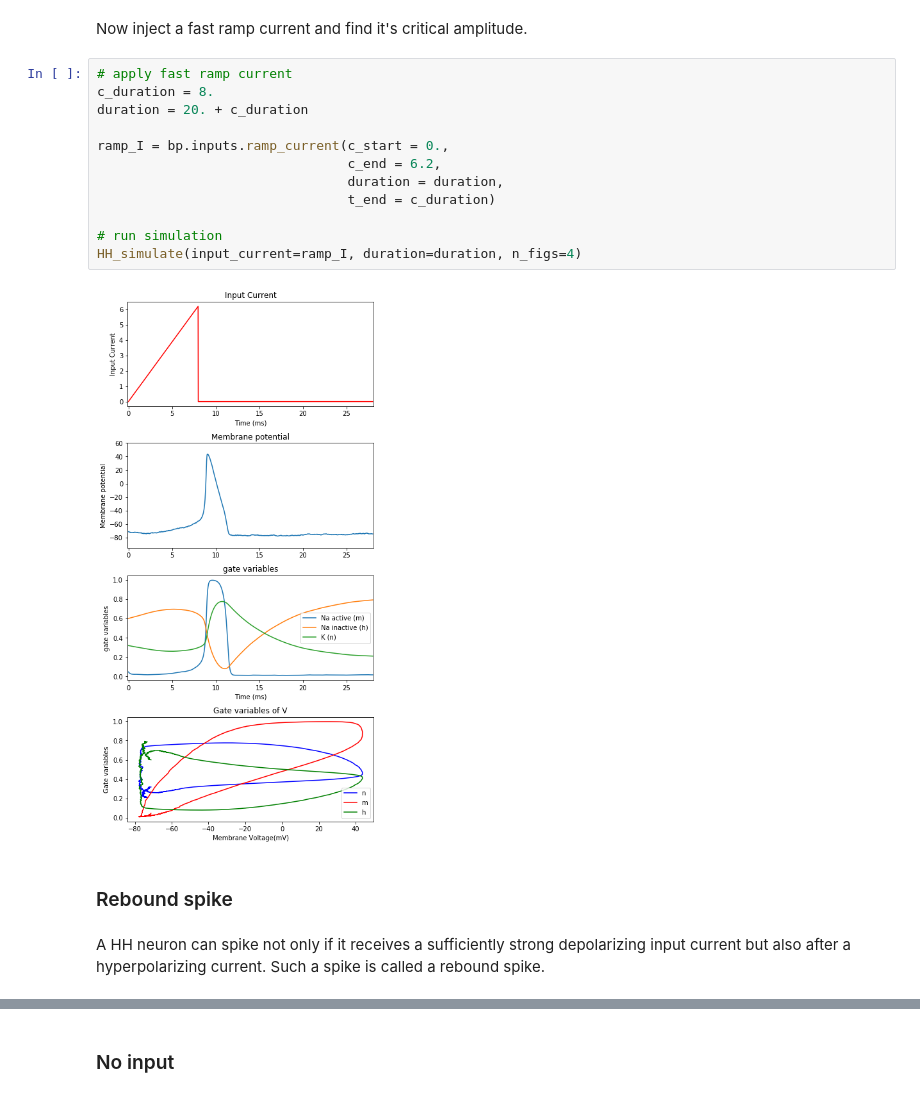
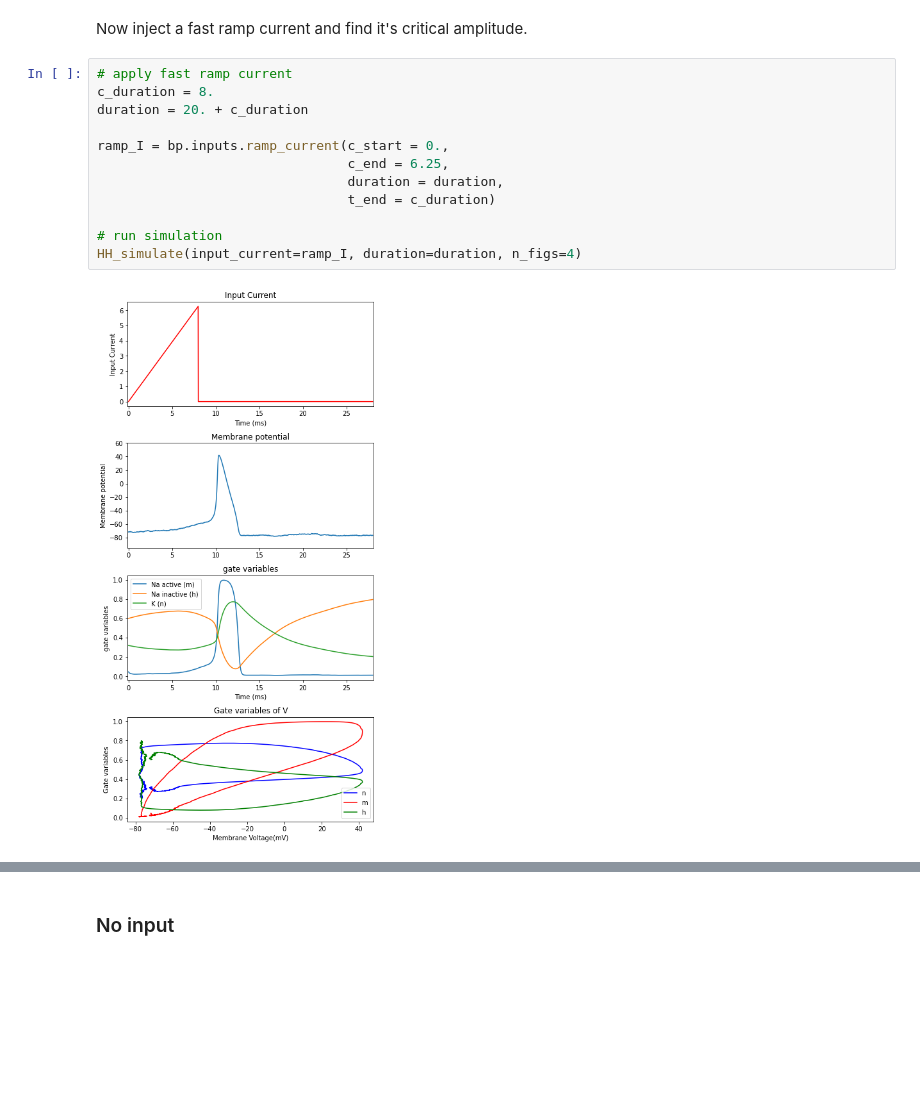
Before and after one commit to Gracewx/BrainPy-Models, a Jupyter notebook: docs/tutorials/neurons/HH_model.ipynb, the cells around one changed output, grey strips where cells are left out. Cells and saved outputs as stored; diff of their text form; blank space fills up the shorter version.

```diff
--- a/docs/tutorials/neurons/HH_model.ipynb
+++ b/docs/tutorials/neurons/HH_model.ipynb
@@ -647,18 +647,14 @@ Now inject a fast ramp current and find it's critical amplitude.
 # %%
 # apply fast ramp current
 c_duration = 8.
 duration = 20. + c_duration
 
 ramp_I = bp.inputs.ramp_current(c_start = 0.,
-                                c_end = 6.2,
+                                c_end = 6.25,
                                 duration = duration,
                                 t_end = c_duration)
 
 # run simulation
 HH_simulate(input_current=ramp_I, duration=duration, n_figs=4)
 # %% [output]
-[figure, old version]
+[figure, new version]
-# %% [markdown]
-### Rebound spike
-# %% [markdown]
-A HH neuron can spike not only if it receives a sufficiently strong depolarizing input current but also after a hyperpolarizing current. Such a spike is called a rebound spike.
```
Also changed, not shown: parts of 16 cells of this notebook, 1 other file.
